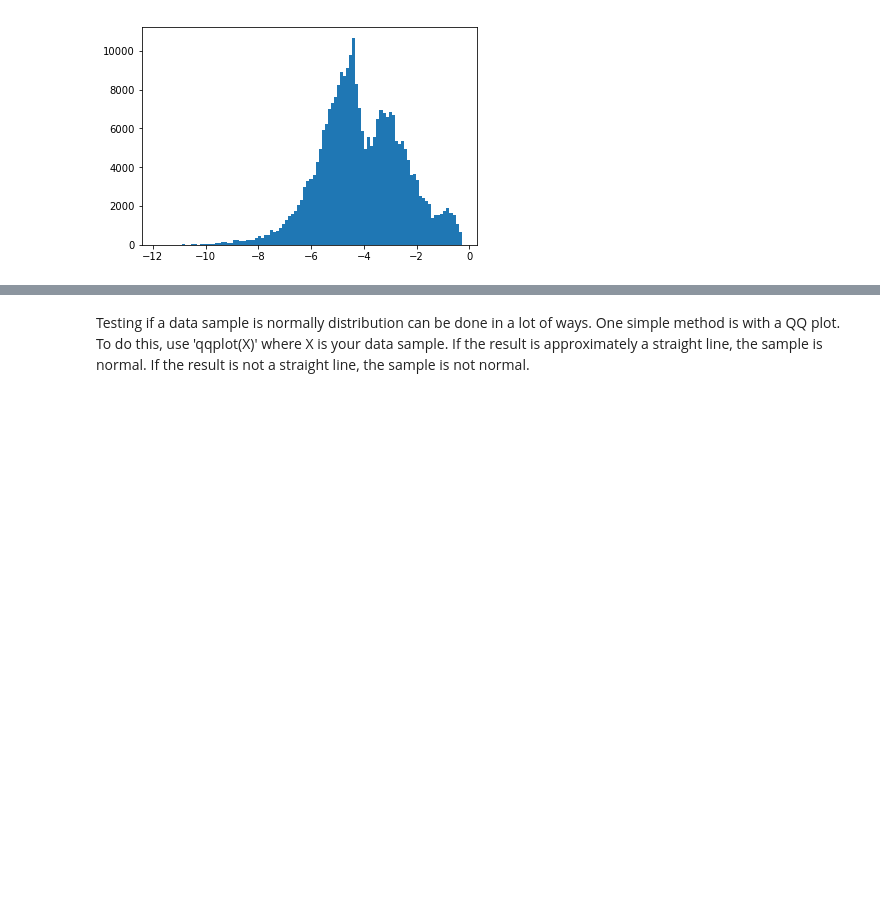
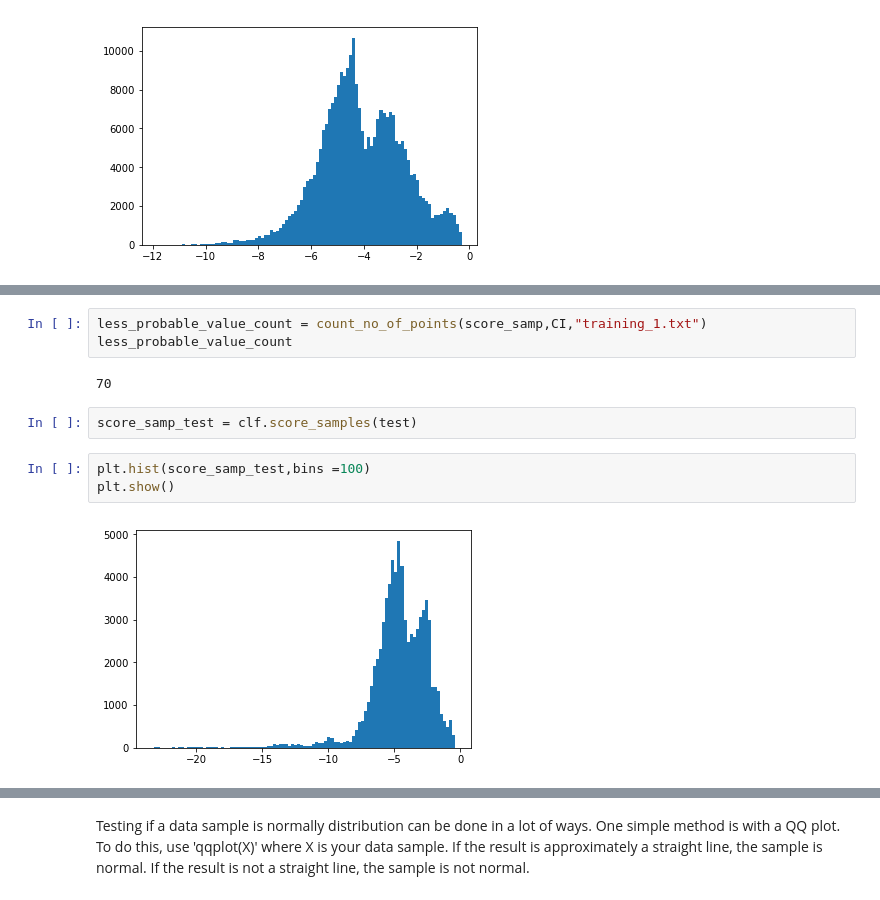
Before and after one commit to arunna09/AnomalyDetection, a Jupyter notebook: Notebooks/GMM_Base_PCA_applied.ipynb, the cells around one changed output, grey strips where cells are left out. Cells and saved outputs as stored; diff of their text form; blank space fills up the shorter version.

```diff
--- a/Notebooks/GMM_Base_PCA_applied.ipynb
+++ b/Notebooks/GMM_Base_PCA_applied.ipynb
@@ -232,0 +260,12 @@ def mean_confidence_interval(data, confidence=0.99):
+# %%
+less_probable_value_count = count_no_of_points(score_samp,CI,"training_1.txt")
+less_probable_value_count
+# %% [output]
+70
+# %%
+score_samp_test = clf.score_samples(test)
+# %%
+plt.hist(score_samp_test,bins =100)
+plt.show()
+# %% [output]
+[figure, added]
```
Also changed, not shown: parts of 24 cells of this notebook.
